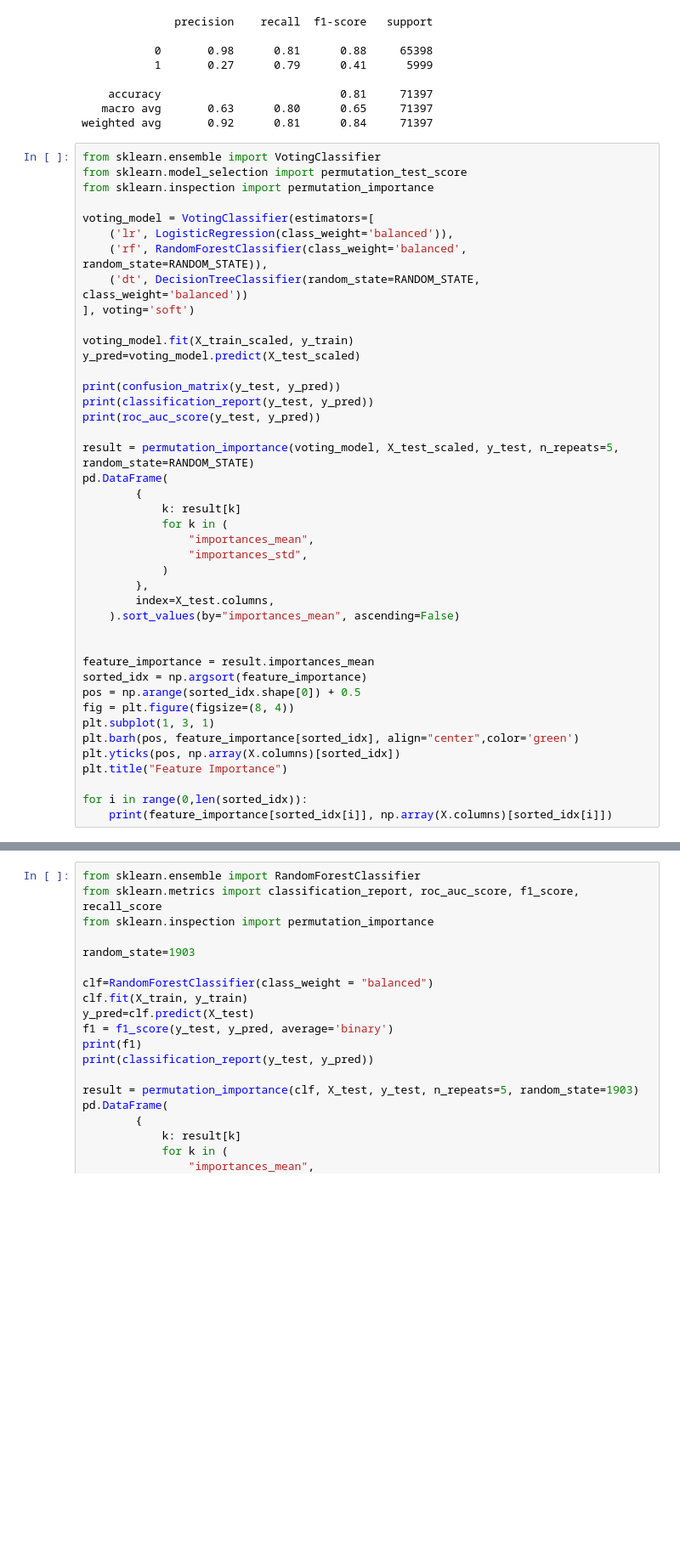
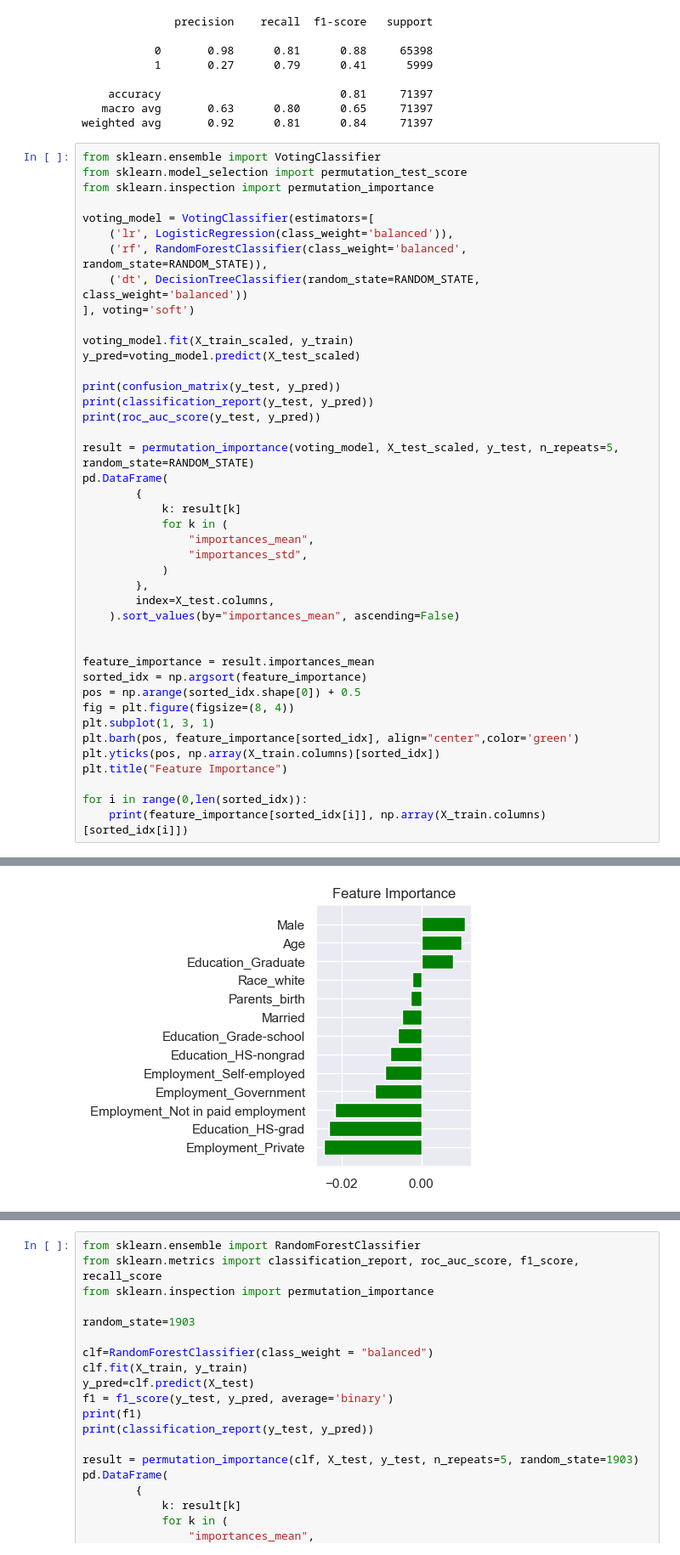
Before and after one commit to jedwingrove/US_census_income_task, a Jupyter notebook: Notebooks/modelling_notebook.ipynb, the cells around one changed output, grey strips where cells are left out. Shown: that part at 85% size. Drawn from its saved outputs; the diff is of its cells as text; blank space fills up the shorter version.

```diff
--- a/Notebooks/modelling_notebook.ipynb
+++ b/Notebooks/modelling_notebook.ipynb
@@ -308,11 +314,11 @@ pos = np.arange(sorted_idx.shape[0]) + 0.5
 fig = plt.figure(figsize=(8, 4))
 plt.subplot(1, 3, 1)
 plt.barh(pos, feature_importance[sorted_idx], align="center",color='green')
-plt.yticks(pos, np.array(X.columns)[sorted_idx])
+plt.yticks(pos, np.array(X_train.columns)[sorted_idx])
 plt.title("Feature Importance")
 
 for i in range(0,len(sorted_idx)):
-    print(feature_importance[sorted_idx[i]], np.array(X.columns)[sorted_idx[i]])
+    print(feature_importance[sorted_idx[i]], np.array(X_train.columns)[sorted_idx[i]])
 # %% [output]
 [[52049 13349]
  [ 1088  4911]]
@@ -329 +340,2 @@ weighted avg       0.92      0.80      0.84     71397
+[figure, added]
 # %%
```
Also changed, not shown: parts of 8 cells of this notebook.
